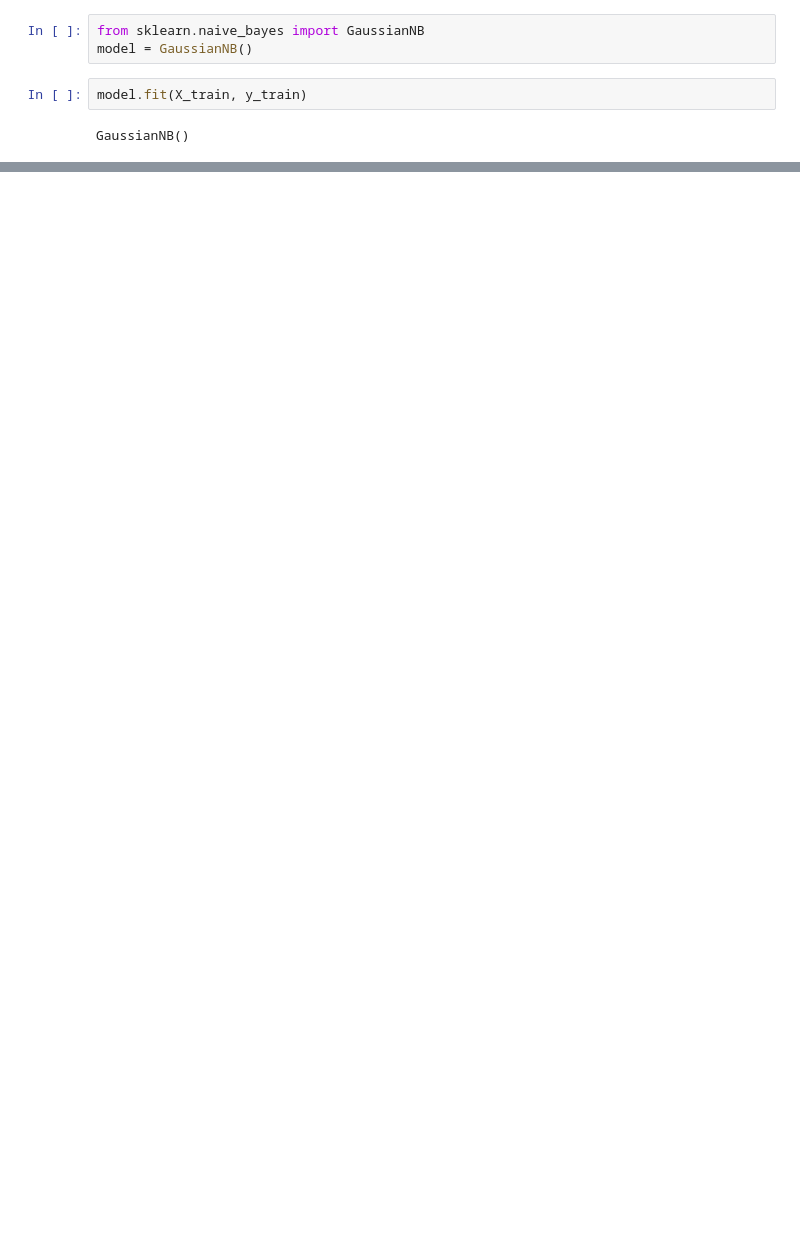
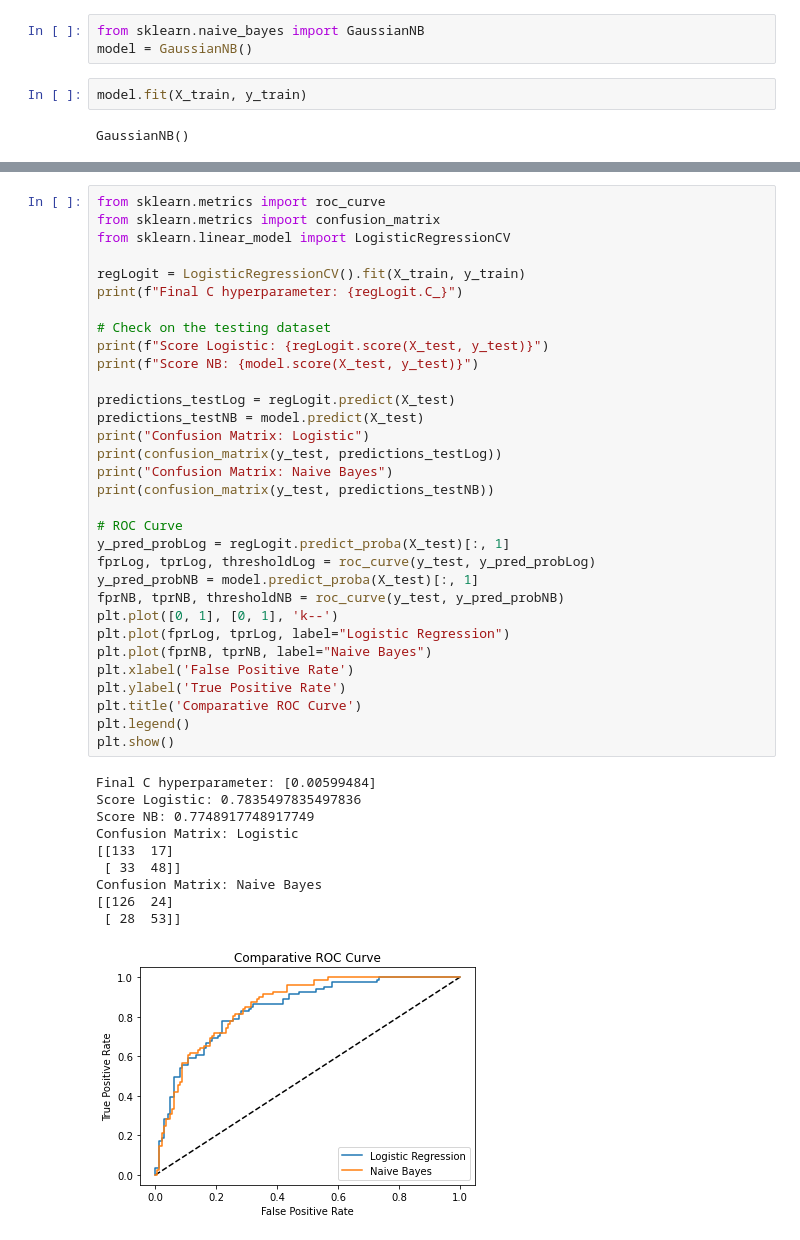
Before and after one commit to dgitall/Exercise-DataProcessing, a Jupyter notebook: ML-Learning-Naive-Bayes.ipynb, the cells around one changed output, grey strips where cells are left out. Drawn from its saved outputs; the diff is of its cells as text; blank space fills up the shorter version.

```diff
--- a/ML-Learning-Naive-Bayes.ipynb
+++ b/ML-Learning-Naive-Bayes.ipynb
@@ -99,0 +178,43 @@ array([1, 1, 1, 0, 1, 0, 0, 0, 1, 0], dtype=int64)
+# %%
+from sklearn.metrics import roc_curve
+from sklearn.metrics import confusion_matrix
+from sklearn.linear_model import LogisticRegressionCV
+
+regLogit = LogisticRegressionCV().fit(X_train, y_train)
+print(f"Final C hyperparameter: {regLogit.C_}")
+
+# Check on the testing dataset
+print(f"Score Logistic: {regLogit.score(X_test, y_test)}")
+print(f"Score NB: {model.score(X_test, y_test)}")
+
+predictions_testLog = regLogit.predict(X_test)
+predictions_testNB = model.predict(X_test)
+print("Confusion Matrix: Logistic")
+print(confusion_matrix(y_test, predictions_testLog))
+print("Confusion Matrix: Naive Bayes")
+print(confusion_matrix(y_test, predictions_testNB))
+
+# ROC Curve
+y_pred_probLog = regLogit.predict_proba(X_test)[:, 1]
+fprLog, tprLog, thresholdLog = roc_curve(y_test, y_pred_probLog)
+y_pred_probNB = model.predict_proba(X_test)[:, 1]
+fprNB, tprNB, thresholdNB = roc_curve(y_test, y_pred_probNB)
+plt.plot([0, 1], [0, 1], 'k--')
+plt.plot(fprLog, tprLog, label="Logistic Regression")
+plt.plot(fprNB, tprNB, label="Naive Bayes")
+plt.xlabel('False Positive Rate')
+plt.ylabel('True Positive Rate')
+plt.title('Comparative ROC Curve')
+plt.legend()
+plt.show()
+# %% [output]
+Final C hyperparameter: [0.00599484]
+Score Logistic: 0.7835497835497836
+Score NB: 0.7748917748917749
+Confusion Matrix: Logistic
+[[133  17]
+ [ 33  48]]
+Confusion Matrix: Naive Bayes
+[[126  24]
+ [ 28  53]]
+[figure, added]
```
Also changed, not shown: parts of 13 cells of this notebook.
